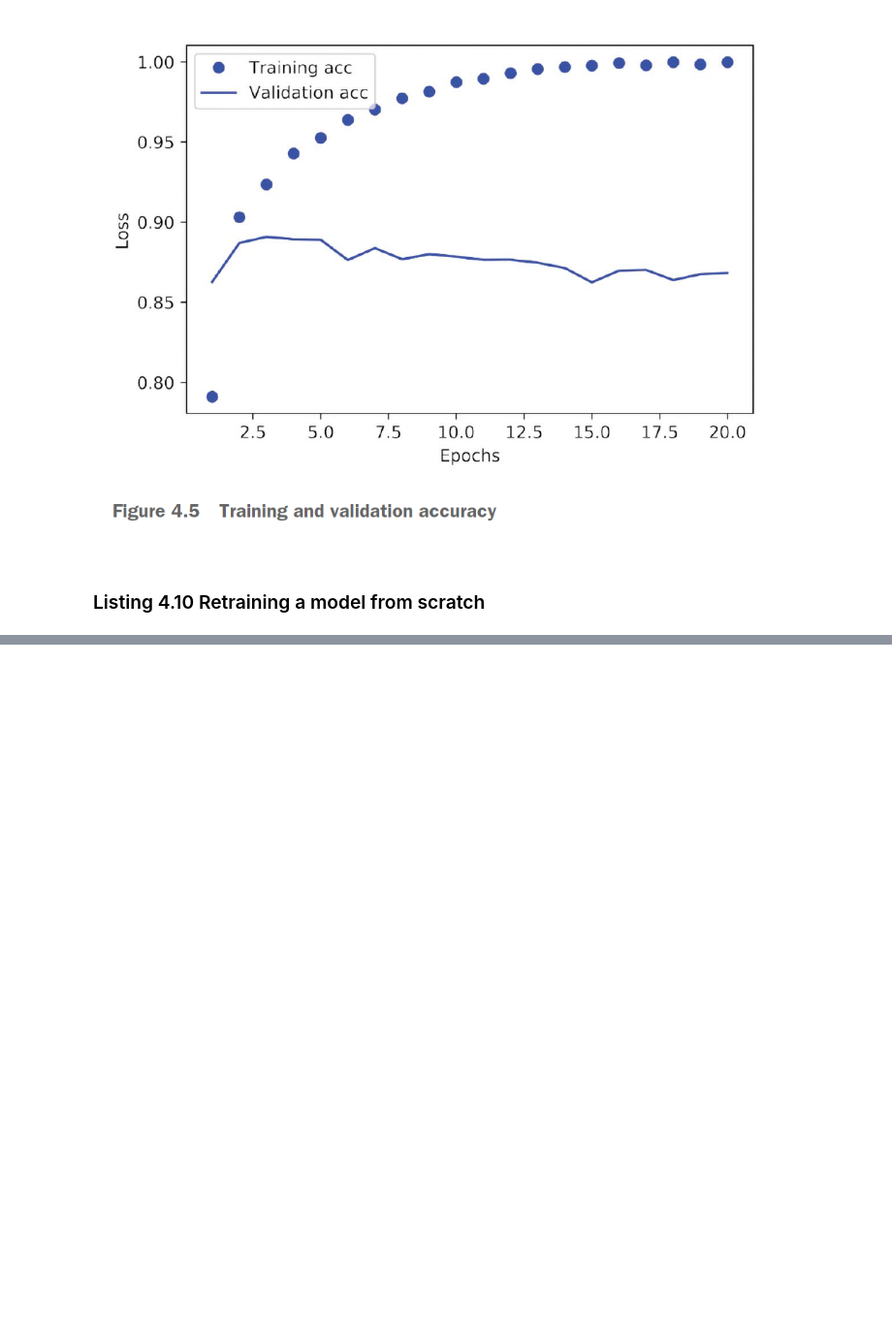
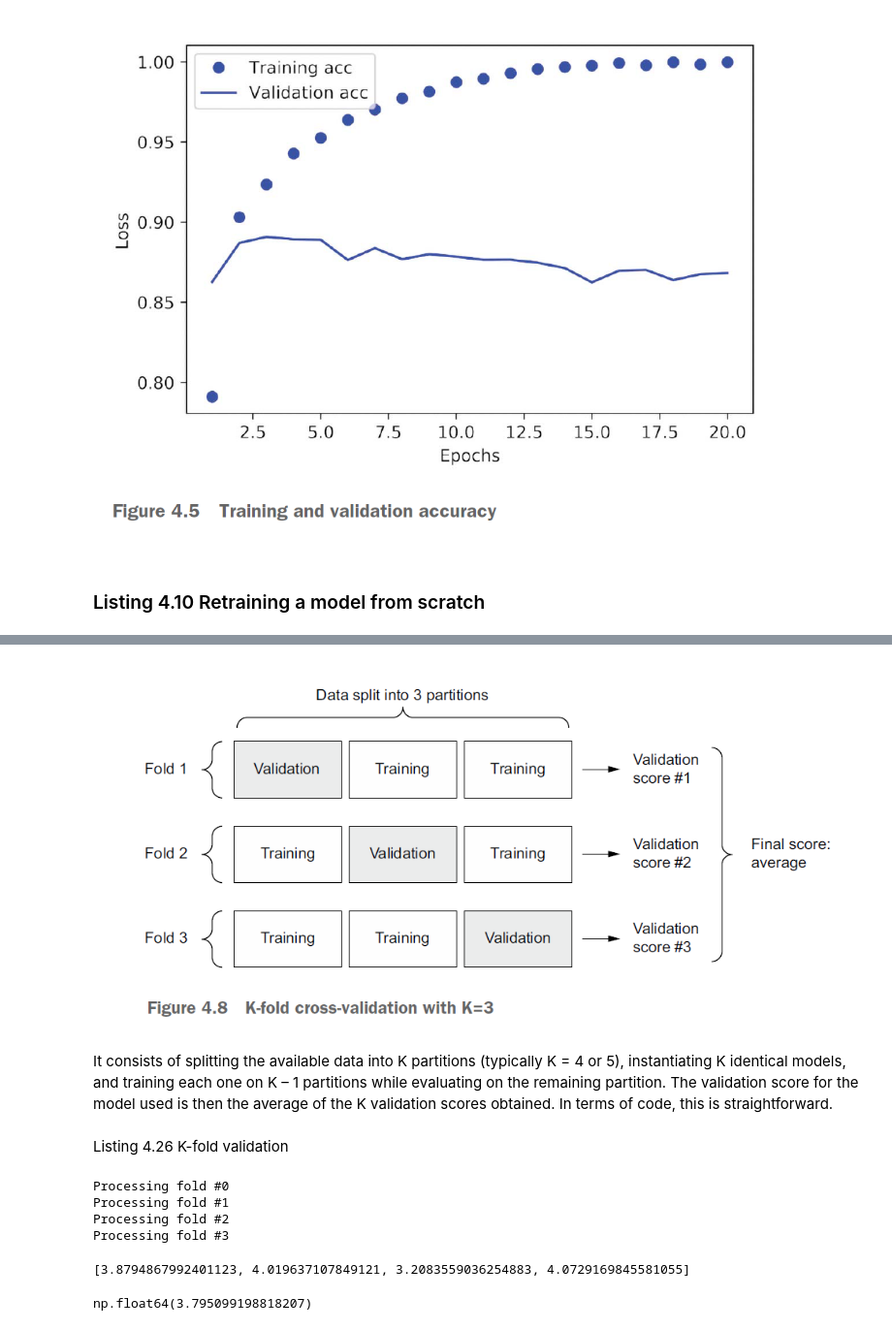
Before and after one commit to mistrytejasm/Deep-Learning-With-Python, a Jupyter notebook: Chatpter_04/Ch_04_00.ipynb, the cells around one changed output, grey strips where cells are left out. Shown at 97% size. Saved outputs shown, nothing was run; the diff lists cells and outputs as text; code cells hidden in the pictures; blank space fills up the shorter version.

```diff
--- a/Chatpter_04/Ch_04_00.ipynb
+++ b/Chatpter_04/Ch_04_00.ipynb
@@ -201,0 +748,45 @@ s
+# %%
+embed_image("C:/Users/mistr/Pictures/Screenshots/DL_05.png")
+# %% [output]
+[figure, added]
+# %% [markdown]
+It consists of splitting the available data into K partitions (typically K = 4 or 5), instantiating
+K identical models, and training each one on K – 1 partitions while evaluating
+on the remaining partition. The validation score for the model used is then the average
+of the K validation scores obtained. In terms of code, this is straightforward.
+# %% [markdown]
+Listing 4.26 K-fold validation
+# %%
+k = 4
+num_val_samples = len(train_data) // k
+num_epochs = 100
+all_scores = []
+for i in range(k):
+    print(f"Processing fold #{i}")
+    val_data = train_data[i * num_val_samples: (i + 1) * num_val_samples]
+    val_targets = train_targets[i * num_val_samples: (i + 1) * num_val_samples]
+    partial_train_data = np.concatenate(
+                                        [train_data[:i * num_val_samples],
+                                        train_data[(i + 1) * num_val_samples:]],
+                                        axis=0)
+    partial_train_targets = np.concatenate(
+                                          [train_targets[:i * num_val_samples],
+                                          train_targets[(i + 1) * num_val_samples:]],
+                                          axis=0)
+    model = build_model()
+    model.fit(partial_train_data, partial_train_targets, epochs=num_epochs, batch_size=16, verbose=0)
+    val_mse, val_mae = model.evaluate(val_data, val_targets, verbose=0)
+    all_scores.append(val_mae)
+# %% [output]
+Processing fold #0
+Processing fold #1
+Processing fold #2
+Processing fold #3
+# %%
+all_scores
+# %% [output]
+[3.8794867992401123, 4.019637107849121, 3.2083559036254883, 4.0729169845581055]
+# %%
+np.mean(all_scores)
+# %% [output]
+np.float64(3.795099198818207)
```
Also changed, not shown: parts of 110 cells of this notebook, 1 other file.
